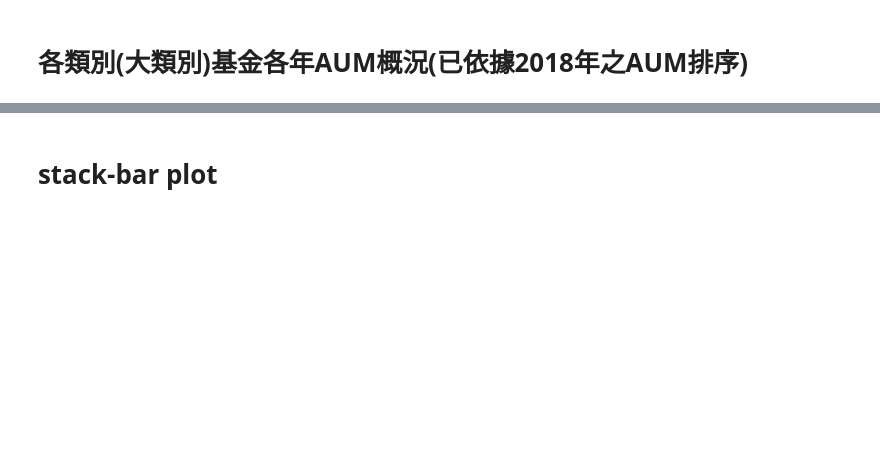
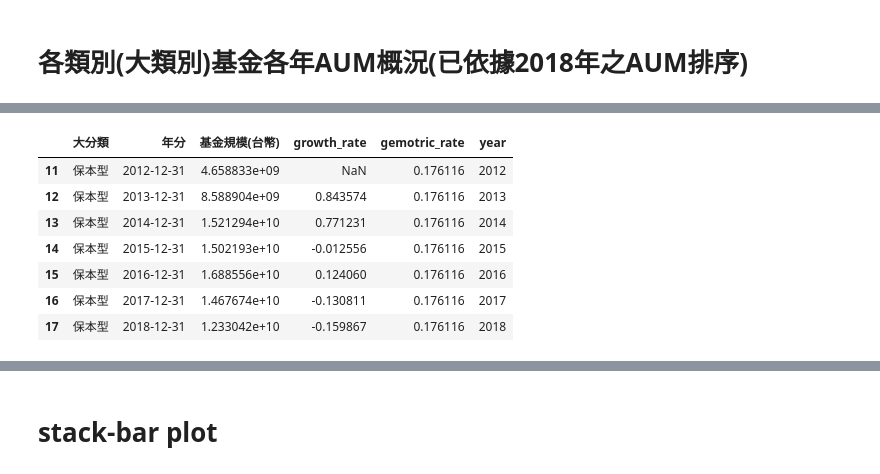
Before and after one commit to Andy-Liu66/Chip-Project, a Jupyter notebook: Analysis-2.ipynb, the cells around one changed output, grey strips where cells are left out. Saved outputs shown, nothing was run; the diff lists cells and outputs as text; code cells hidden in the pictures; blank space fills up the shorter version.

```diff
--- a/Analysis-2.ipynb
+++ b/Analysis-2.ipynb
@@ -157,0 +181,20 @@ for i in range(len(big_category_order)):
+# %%
+groupby_big_category_wtih_growth = pd.DataFrame([])
+for fund in groupby_big_category.大分類.unique():
+    temp = groupby_big_category[groupby_big_category.大分類 == fund]
+    growth = (temp['基金規模(台幣)'] - temp['基金規模(台幣)'].shift())/temp['基金規模(台幣)'].shift()
+    temp = temp.copy()
+    temp['growth_rate'] = growth
+
+    growth.dropna(inplace=True)
+    gemotric_rate = pow(
+        np.cumprod((growth.values + 1))[-1],
+        1/len(growth)
+    ) - 1
+
+    temp['gemotric_rate'] = gemotric_rate
+
+    groupby_big_category_wtih_growth = pd.concat([
+        groupby_big_category_wtih_growth,
+        temp
+    ])
@@ -157,0 +216,11 @@ for i in range(len(big_category_order)):
+# %%
+temp
+# %% [output]
+|  | 大分類 | 年分 | 基金規模(台幣) | growth_rate | gemotric_rate | year |
+| 11 | 保本型 | 2012-12-31 | 4.658833e+09 | NaN | 0.176116 | 2012 |
+| 12 | 保本型 | 2013-12-31 | 8.588904e+09 | 0.843574 | 0.176116 | 2013 |
+| 13 | 保本型 | 2014-12-31 | 1.521294e+10 | 0.771231 | 0.176116 | 2014 |
+| 14 | 保本型 | 2015-12-31 | 1.502193e+10 | -0.012556 | 0.176116 | 2015 |
+| 15 | 保本型 | 2016-12-31 | 1.688556e+10 | 0.124060 | 0.176116 | 2016 |
+| 16 | 保本型 | 2017-12-31 | 1.467674e+10 | -0.130811 | 0.176116 | 2017 |
+| 17 | 保本型 | 2018-12-31 | 1.233042e+10 | -0.159867 | 0.176116 | 2018 |
```
Also changed, not shown: parts of 14 cells of this notebook.
